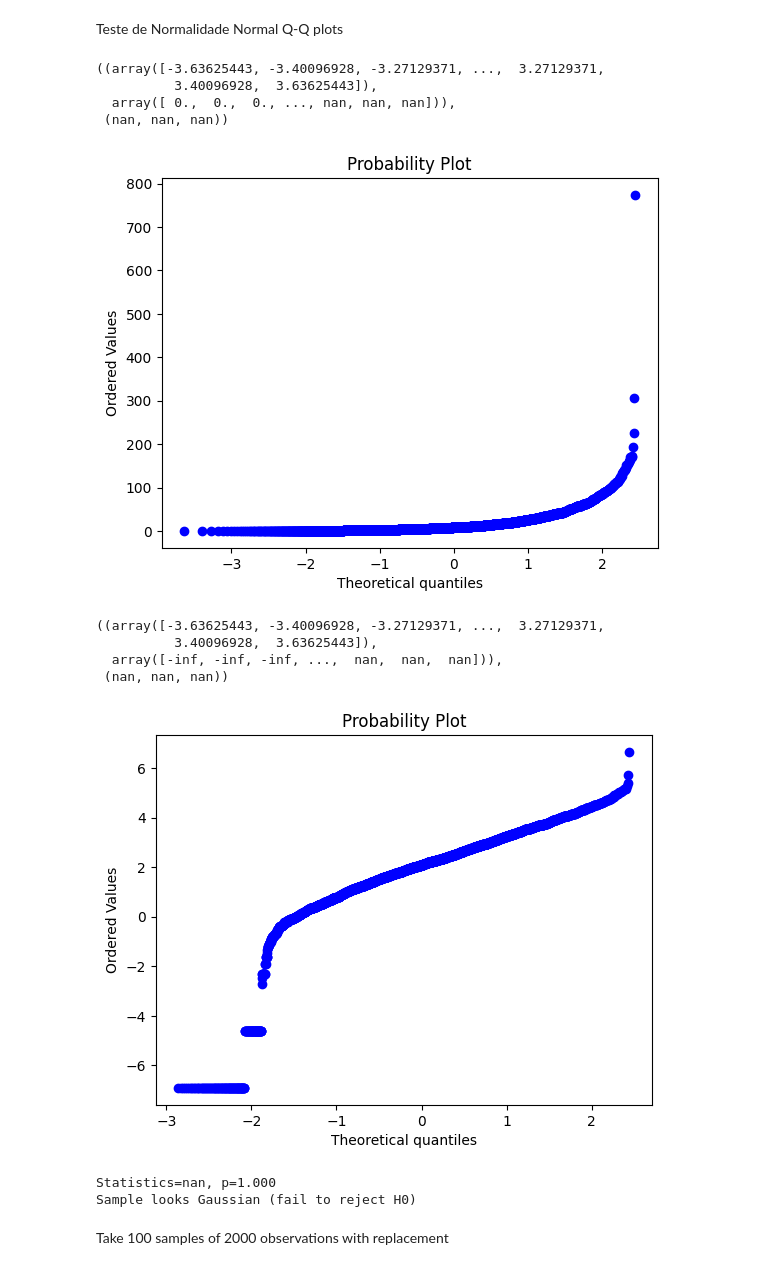
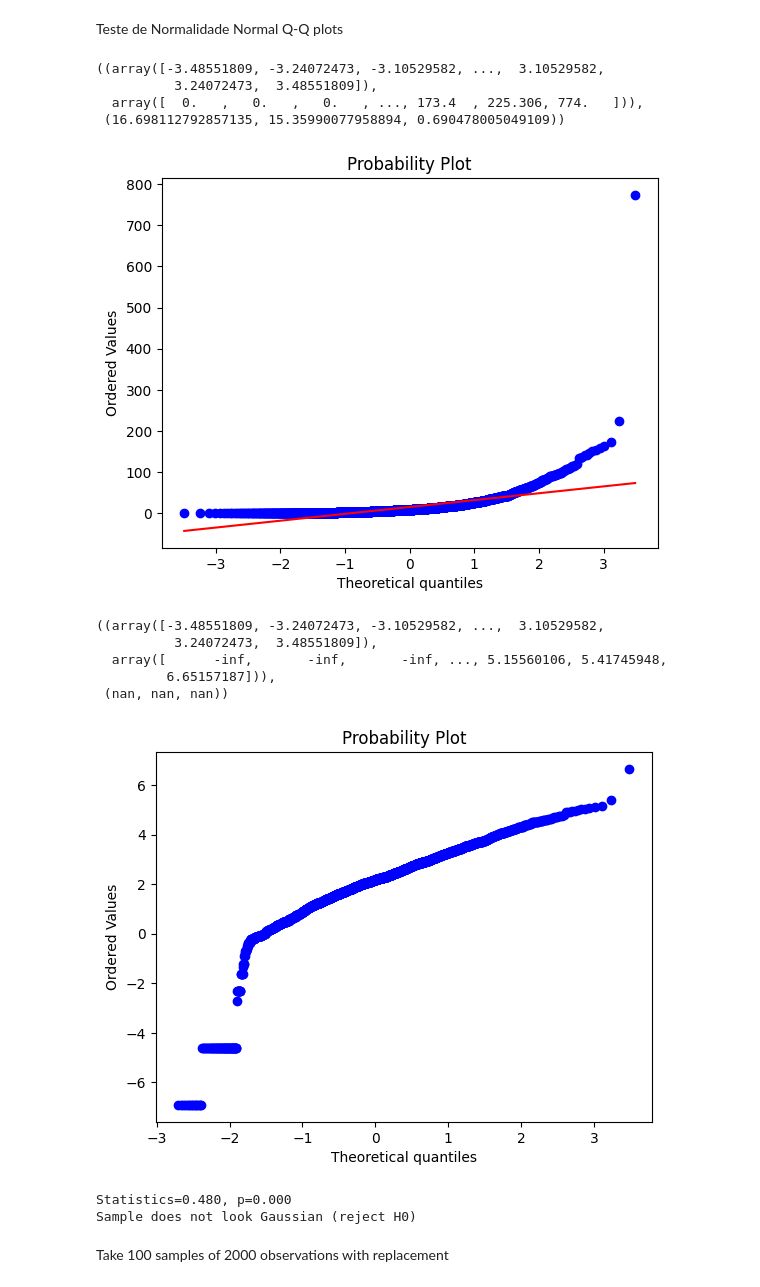
Before and after one commit to jfilipa1/greends-avcd, a Jupyter notebook: people/cremildo/Ex_3.ipynb, the cells around one changed output. Drawn from its saved outputs; the diff is of its cells as text; code cells hidden in the pictures.

```diff
--- a/people/cremildo/Ex_3.ipynb
+++ b/people/cremildo/Ex_3.ipynb
@@ -94,0 +129,3 @@ df.columns = list(map(str, df.columns))
+# %%
+df2 = df.dropna() # drops rows when at least one element is a missing value
+df2.info()
@@ -178,34 +222,35 @@ Normal Q-Q plots
 # %%
 # QQ Plot
 import scipy.stats as stats
 import matplotlib.pyplot as plt
 
-df = df[["Actual_river_slope"]]
-stats.probplot(df["Actual_river_slope"], dist="norm", plot=plt)
+df2 = df2[["Actual_river_slope"]]
+stats.probplot(df2["Actual_river_slope"], dist="norm", plot=plt)
 # %% [output]
-((array([-3.63625443, -3.40096928, -3.27129371, ...,  3.27129371,
-          3.40096928,  3.63625443]),
-  array([ 0.,  0.,  0., ..., nan, nan, nan])),
- (nan, nan, nan))
+((array([-3.48551809, -3.24072473, -3.10529582, ...,  3.10529582,
+          3.24072473,  3.48551809]),
+  array([  0.   ,   0.   ,   0.   , ..., 173.4  , 225.306, 774.   ])),
+ (16.698112792857135, 15.35990077958894, 0.690478005049109))
-[figure, old version]
+[figure, new version]
 # %%
 
-stats.probplot(np.log(df["Actual_river_slope"]), dist="norm", plot=plt)
+#stats.probplot(np.log(df2["Actual_river_slope"]), dist="norm", plot=plt)
 # %% [output]
-((array([-3.63625443, -3.40096928, -3.27129371, ...,  3.27129371,
-          3.40096928,  3.63625443]),
-  array([-inf, -inf, -inf, ...,  nan,  nan,  nan])),
+((array([-3.48551809, -3.24072473, -3.10529582, ...,  3.10529582,
+          3.24072473,  3.48551809]),
+  array([      -inf,       -inf,       -inf, ..., 5.15560106, 5.41745948,
+         6.65157187])),
  (nan, nan, nan))
-[figure, old version]
+[figure, new version]
 # %%
 # Shapiro-Wilk Test
 from numpy.random import seed
 from numpy.random import randn
 from scipy.stats import shapiro
 
-df = df[["Actual_river_slope"]]
+df2 = df2[["Actual_river_slope"]]
 # normality test
-stat, p = shapiro(df[["Actual_river_slope"]])
+stat, p = shapiro(df2[["Actual_river_slope"]])
 print('Statistics=%.3f, p=%.3f' % (stat, p))
 # interpret
 alpha = 0.05
@@ -214,10 +259,11 @@ if p > alpha:
 else:
  print('Sample does not look Gaussian (reject H0)')
 
- #Nota:p-value may not be accurate for N > 5000
+ #Statistics=0.480, p=0.000
+ #Existe evidencias suficiente para se rejeitar a hipotese nula os dados de "Actual_river_slope" não segue uma distribuição normal.
 # %% [output]
-Statistics=nan, p=1.000
-Sample looks Gaussian (fail to reject H0)
+Statistics=0.480, p=0.000
+Sample does not look Gaussian (reject H0)
 # %% [markdown]
 Take 100 samples of 2000 observations with replacement
 # %%
```
Also changed, not shown: parts of 10 cells of this notebook.
